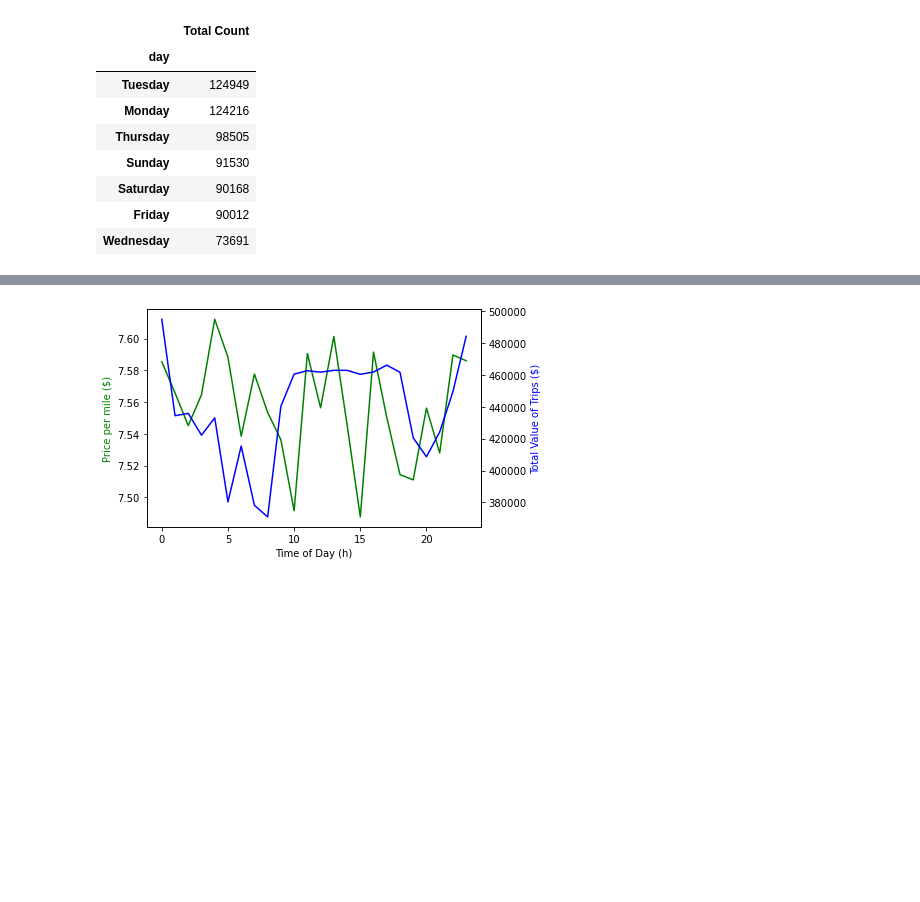
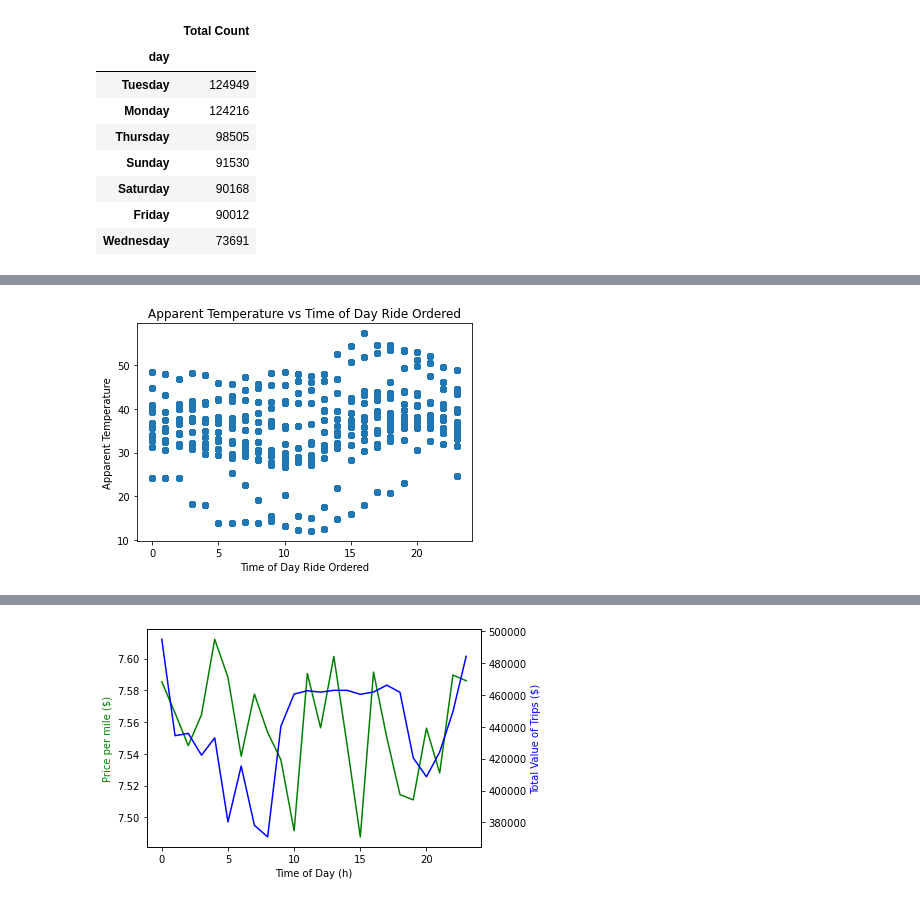
Before and after one commit to jillpeloquin13/UberProject, a Jupyter notebook: uber_data.ipynb, the cells around one changed output, grey strips where cells are left out. Cells and saved outputs as stored; diff of their text form; code cells hidden in the pictures; blank space fills up the shorter version.

```diff
--- a/uber_data.ipynb
+++ b/uber_data.ipynb
@@ -325,2 +336,12 @@ Total_rides_day_df
 # %%
-# Scatter plot for Temp and Time Ordered - Tova
+# Scatter plot for Temp and Time Ordered
+Precip_prob = clean_ride_data['apparentTemperature']
+Time_ordered = clean_ride_data['hour']
+
+plt.scatter(Time_ordered, Precip_prob)
+plt.ylabel('Apparent Temperature')
+plt.xlabel('Time of Day Ride Ordered')
+plt.title('Apparent Temperature vs Time of Day Ride Ordered')
+plt.show()
+# %% [output]
+[figure, added]
```
Also changed, not shown: parts of 16 cells of this notebook.
